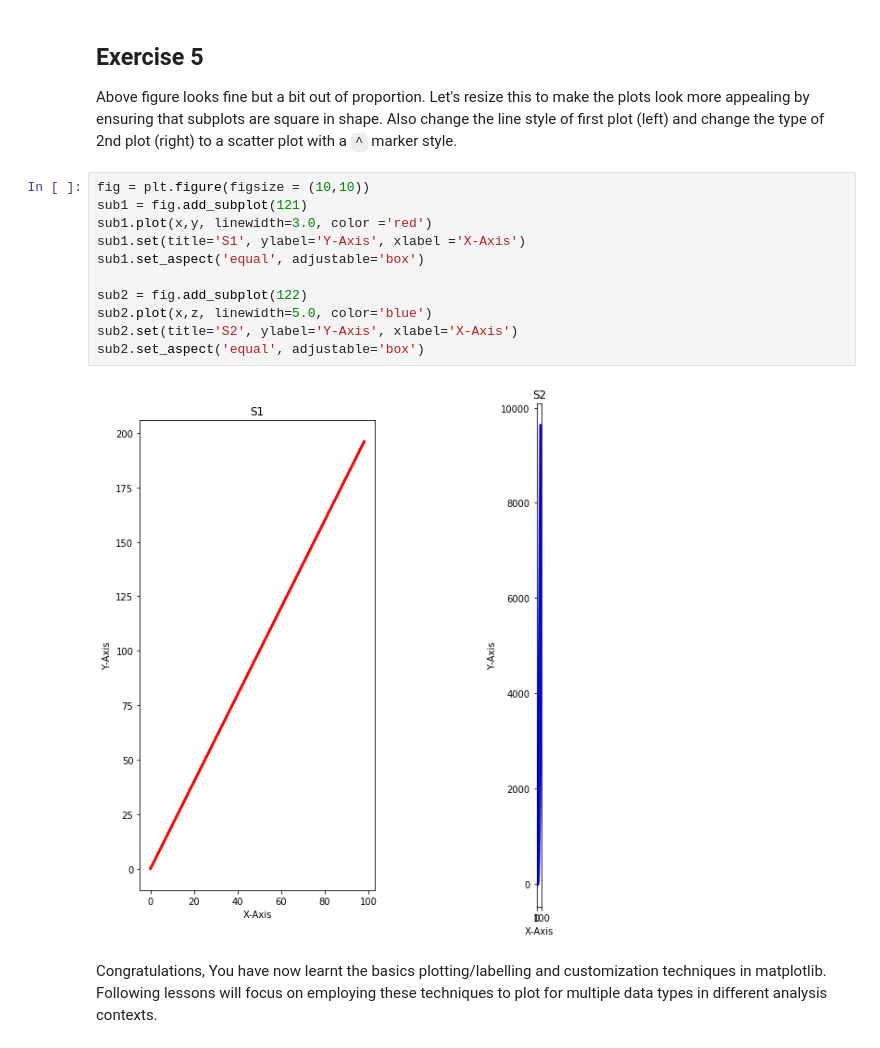
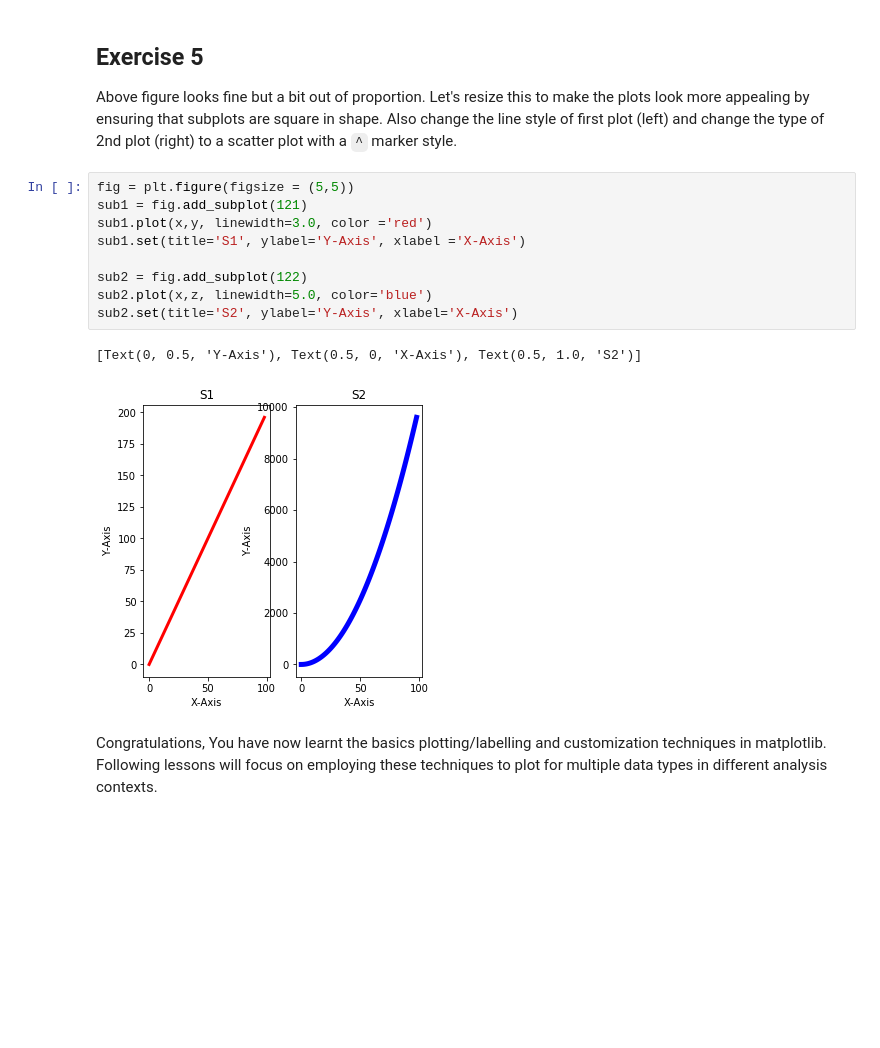
Before and after one commit to NomexHq/ds-matplotlib-intro-lab-nyc-ds-career-031119, a Jupyter notebook: index.ipynb, the cells around one changed output. Saved outputs shown, nothing was run; the diff lists cells and outputs as text; blank space fills up the shorter version.

```diff
--- a/index.ipynb
+++ b/index.ipynb
@@ -170,18 +170,17 @@ sub2.set(title='S2', ylabel='Y-Axis', xlabel='X-Axis')
 
 Above figure looks fine but a bit out of proportion. Let's resize this to make the plots look more appealing by ensuring that subplots are square in shape. Also change the line style of first plot (left) and change the type of 2nd plot (right) to a scatter plot with a `^` marker style.
 # %%
-fig = plt.figure(figsize = (10,10))
+fig = plt.figure(figsize = (5,5))
 sub1 = fig.add_subplot(121)
 sub1.plot(x,y, linewidth=3.0, color ='red')
 sub1.set(title='S1', ylabel='Y-Axis', xlabel ='X-Axis')
-sub1.set_aspect('equal', adjustable='box')
 
 sub2 = fig.add_subplot(122)
 sub2.plot(x,z, linewidth=5.0, color='blue')
 sub2.set(title='S2', ylabel='Y-Axis', xlabel='X-Axis')
-sub2.set_aspect('equal', adjustable='box')
 # %% [output]
+[Text(0, 0.5, 'Y-Axis'), Text(0.5, 0, 'X-Axis'), Text(0.5, 1.0, 'S2')]
-[figure, old version]
+[figure, new version]
 # %% [markdown]
 Congratulations, You have now learnt the basics plotting/labelling and customization techniques in matplotlib. Following lessons will focus on employing these techniques to plot for multiple data types in different analysis contexts.
 # %% [markdown]
```
